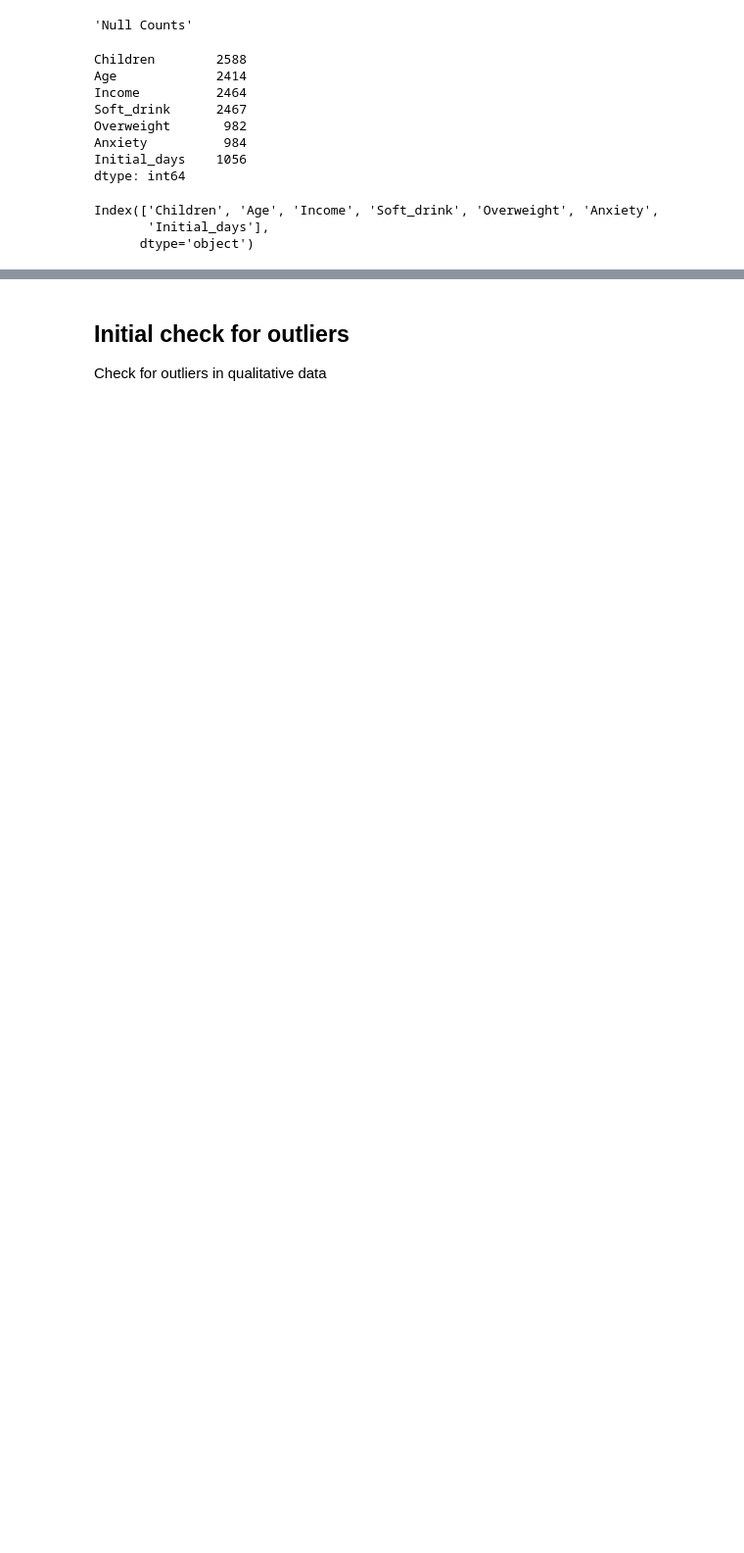
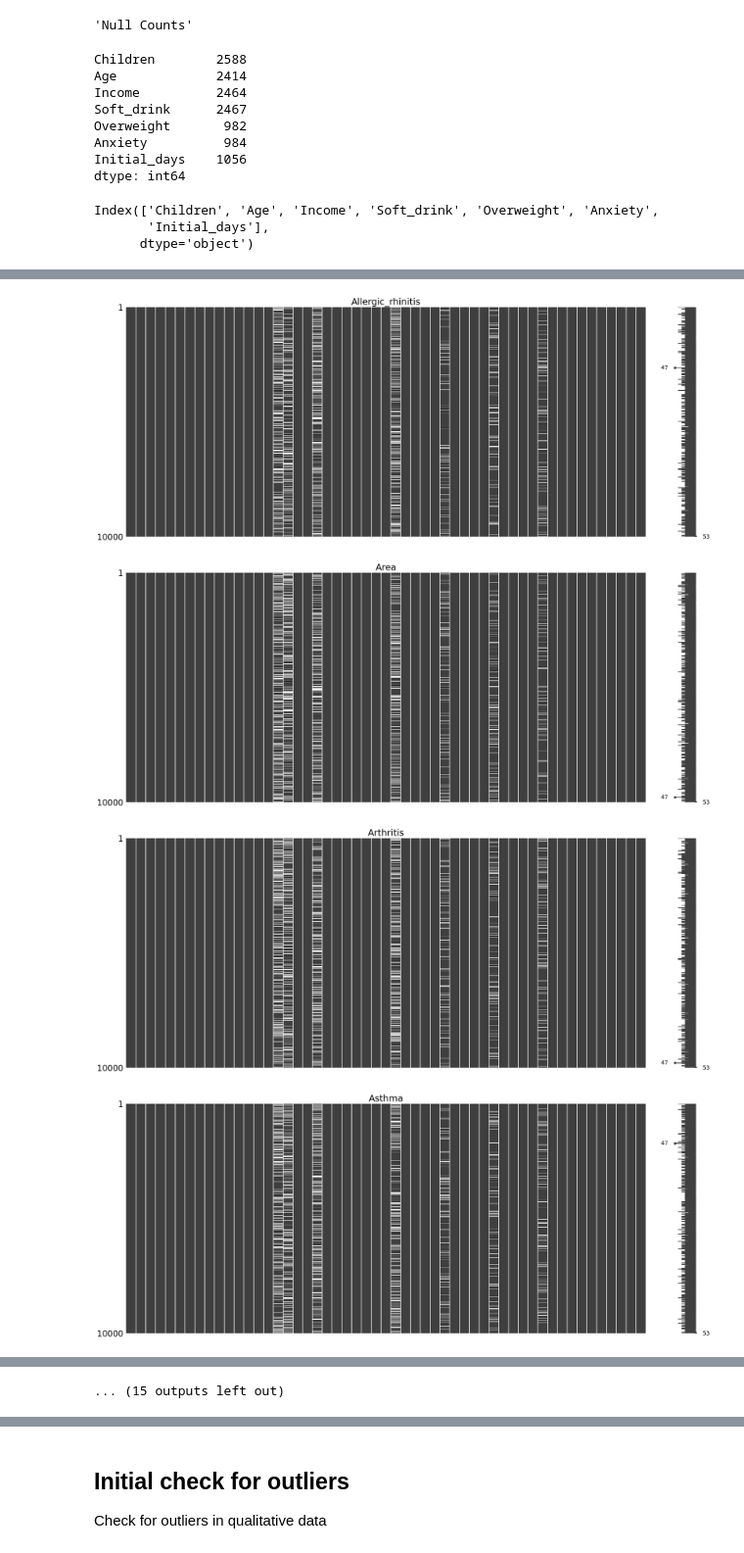
Before and after one commit to cshawnkeech/D206_Data_Cleaning_Keech, a Jupyter notebook: notebooks/001_data_profile.ipynb, the cells around one changed output, grey strips where cells are left out. Shown at 98% size. Drawn from its saved outputs; the diff is of its cells as text; code cells hidden in the pictures; blank space fills up the shorter version.

```diff
--- a/notebooks/001_data_profile.ipynb
+++ b/notebooks/001_data_profile.ipynb
@@ -185,0 +200,23 @@ print(
+# %%
+quantitative_contains_nulls = list(
+    set(incomplete_cols).difference(categorical_cols))
+
+categorical_contains_nulls = list(
+    set(incomplete_cols).difference(quantitative_cols))
+
+quantitative_complete = list(
+    set(quantitative_cols).difference(quantitative_contains_nulls)
+)
+
+categorical_complete = list(
+    set(categorical_cols).difference(categorical_contains_nulls)
+)
+
+
+print(
+    f"Quantitative containing nulls:\n\t{quantitative_contains_nulls}",
+    f"Categorical containing nulls:\n\t{categorical_contains_nulls}",
+    f"Quantitative complete:\n\t{quantitative_complete}",
+    f"Categorical complete:\n\t{categorical_complete}",
+    sep="\n"
+)
@@ -185,0 +290,9 @@ print(
+# %%
+for col in sorted(categorical_complete):
+
+    msno.matrix(medical.sort_values(col)).set_title(col, size=22)
+# %% [output]
+[figure, added]
+[figure, added]
+[figure, added]
+[figure, added]
@@ -185,0 +307 @@ print(
+... (15 outputs left out)
```
Also changed, not shown: parts of 32 cells of this notebook, 8 other files.
